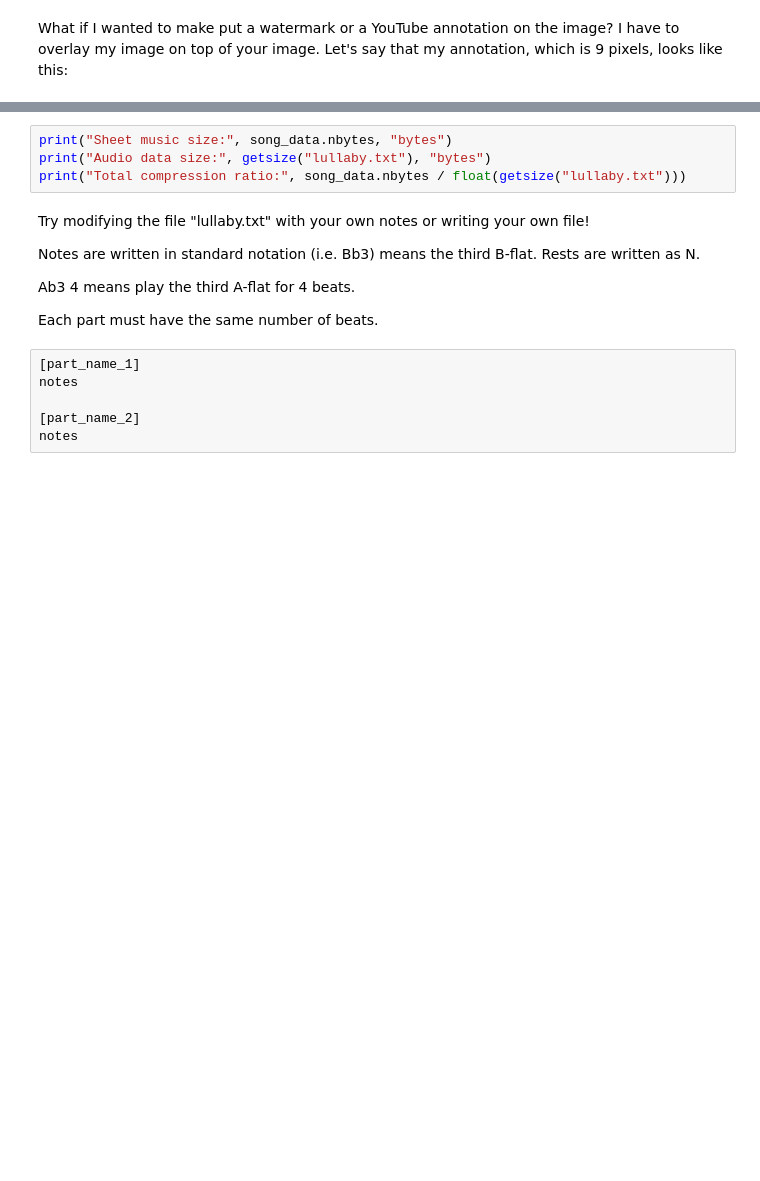
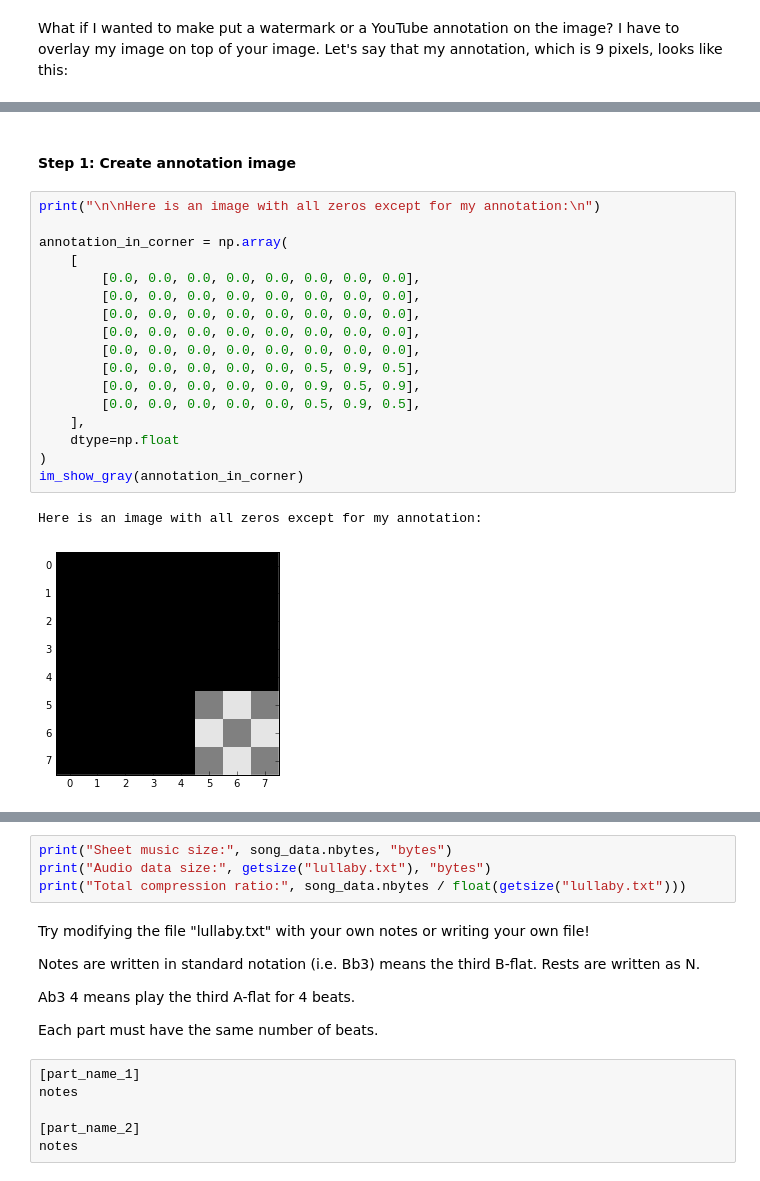
Before and after one commit to HKNDecal/HKNDecal, a Jupyter notebook: session2/Session 2.ipynb, the cells around one changed output, grey strips where cells are left out. Cells and saved outputs as stored; diff of their text form; blank space fills up the shorter version.

```diff
--- a/session2/Session 2.ipynb
+++ b/session2/Session 2.ipynb
@@ -329,0 +77,22 @@ plt.imshow(sheet_music, interpolation="none", aspect="auto", cmap='spectral')
+# %% [markdown]
+#### Step 1: Create annotation image
+# %%
+print("\n\nHere is an image with all zeros except for my annotation:\n")
+
+annotation_in_corner = np.array(
+    [
+        [0.0, 0.0, 0.0, 0.0, 0.0, 0.0, 0.0, 0.0],
+        [0.0, 0.0, 0.0, 0.0, 0.0, 0.0, 0.0, 0.0],
+        [0.0, 0.0, 0.0, 0.0, 0.0, 0.0, 0.0, 0.0],
+        [0.0, 0.0, 0.0, 0.0, 0.0, 0.0, 0.0, 0.0],
+        [0.0, 0.0, 0.0, 0.0, 0.0, 0.0, 0.0, 0.0],
+        [0.0, 0.0, 0.0, 0.0, 0.0, 0.5, 0.9, 0.5],
+        [0.0, 0.0, 0.0, 0.0, 0.0, 0.9, 0.5, 0.9],
+        [0.0, 0.0, 0.0, 0.0, 0.0, 0.5, 0.9, 0.5],
+    ],
+    dtype=np.float
+)
+im_show_gray(annotation_in_corner)
+# %% [output]
+Here is an image with all zeros except for my annotation:
+[figure, added]
```
Also changed, not shown: parts of 77 cells of this notebook, 2 other files.
